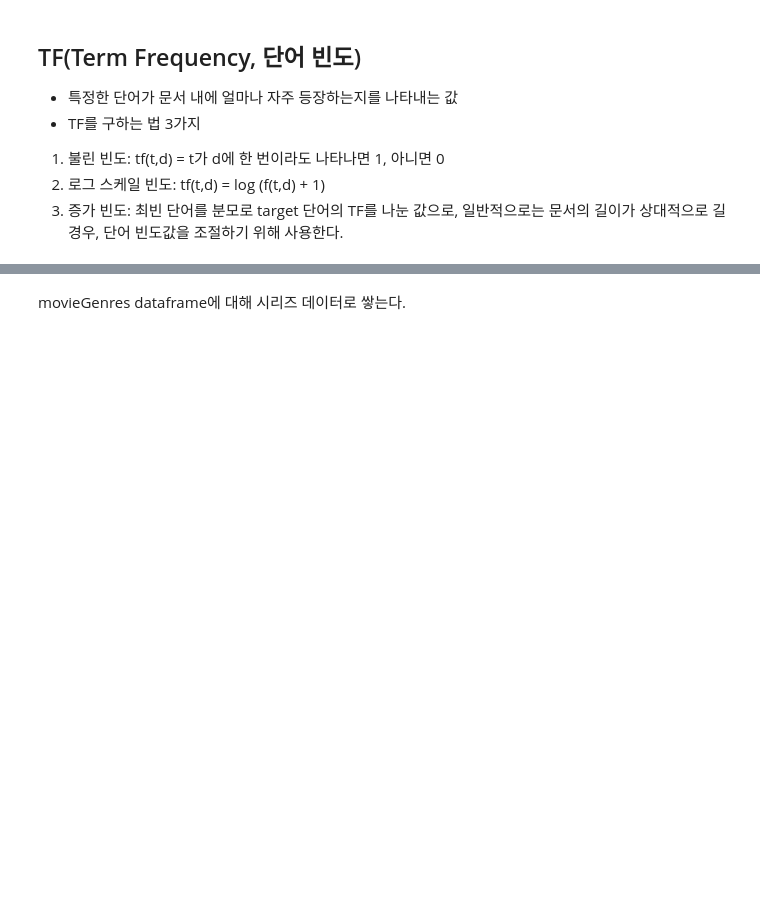
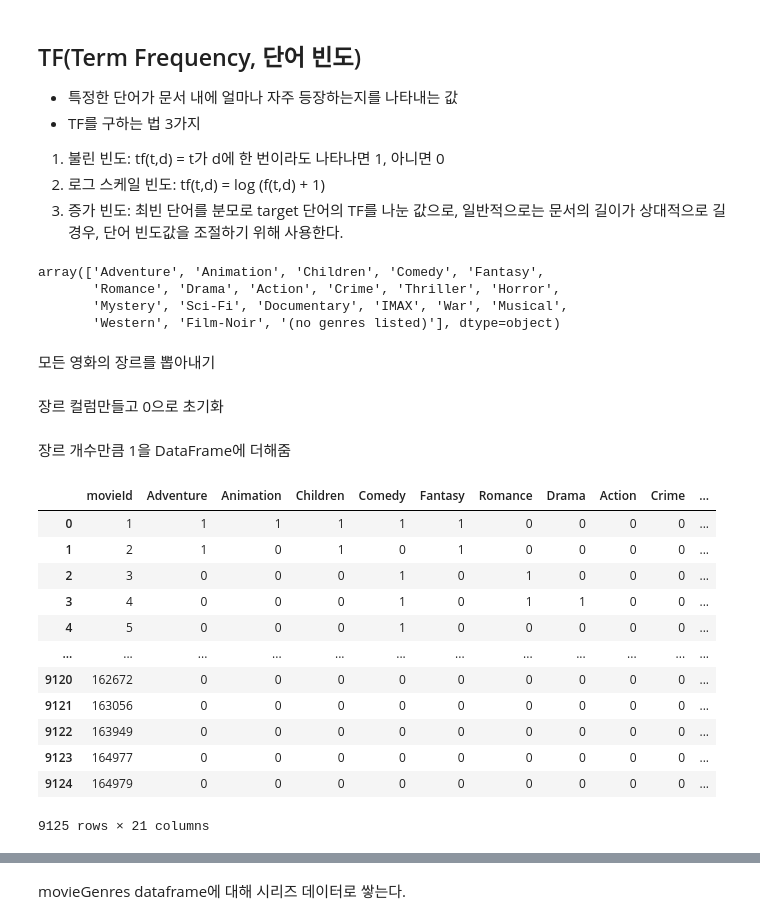
Before and after one commit to jinsuc28/RecSys, a Jupyter notebook: CB.ipynb, the cells around one changed output, grey strips where cells are left out. Drawn from its saved outputs; the diff is of its cells as text; code cells hidden in the pictures; blank space fills up the shorter version.

```diff
--- a/CB.ipynb
+++ b/CB.ipynb
@@ -33,3 +33,14 @@ Split genres and stack genres into one column.
 1. 불린 빈도: tf(t,d) = t가 d에 한 번이라도 나타나면 1, 아니면 0
 2. 로그 스케일 빈도: tf(t,d) = log (f(t,d) + 1)
 3. 증가 빈도: 최빈 단어를 분모로 target 단어의 TF를 나눈 값으로, 일반적으로는 문서의 길이가 상대적으로 길 경우, 단어 빈도값을 조절하기 위해 사용한다.
+# %%
+movieGenres = pd.DataFrame(data=movies['genres'].str.split('|').apply(pd.Series, 1).stack(), columns=['genre'])
+movieGenres.index = movieGenres.index.droplevel(1)
+movieGenres['genre'].unique()
+# %% [output]
+array(['Adventure', 'Animation', 'Children', 'Comedy', 'Fantasy',
+       'Romance', 'Drama', 'Action', 'Crime', 'Thriller', 'Horror',
+       'Mystery', 'Sci-Fi', 'Documentary', 'IMAX', 'War', 'Musical',
+       'Western', 'Film-Noir', '(no genres listed)'], dtype=object)
+# %% [markdown]
+모든 영화의 장르를 뽑아내기
@@ -35,0 +49,2 @@ Split genres and stack genres into one column.
+# %% [markdown]
+장르 컬럼만들고 0으로 초기화
@@ -35,0 +56,19 @@ Split genres and stack genres into one column.
+# %% [markdown]
+장르 개수만큼 1을 DataFrame에 더해줌
+# %%
+tfmovie = movies.drop(columns=['imdbId','title','genres','imgurl'])
+tfmovie
+# %% [output]
+|  | movieId | Adventure | Animation | Children | Comedy | Fantasy | Romance | Drama | Action | Crime | ... |
+| 0 | 1 | 1 | 1 | 1 | 1 | 1 | 0 | 0 | 0 | 0 | ... |
+| 1 | 2 | 1 | 0 | 1 | 0 | 1 | 0 | 0 | 0 | 0 | ... |
+| 2 | 3 | 0 | 0 | 0 | 1 | 0 | 1 | 0 | 0 | 0 | ... |
+| 3 | 4 | 0 | 0 | 0 | 1 | 0 | 1 | 1 | 0 | 0 | ... |
+| 4 | 5 | 0 | 0 | 0 | 1 | 0 | 0 | 0 | 0 | 0 | ... |
+| ... | ... | ... | ... | ... | ... | ... | ... | ... | ... | ... | ... |
+| 9120 | 162672 | 0 | 0 | 0 | 0 | 0 | 0 | 0 | 0 | 0 | ... |
+| 9121 | 163056 | 0 | 0 | 0 | 0 | 0 | 0 | 0 | 0 | 0 | ... |
+| 9122 | 163949 | 0 | 0 | 0 | 0 | 0 | 0 | 0 | 0 | 0 | ... |
+| 9123 | 164977 | 0 | 0 | 0 | 0 | 0 | 0 | 0 | 0 | 0 | ... |
+| 9124 | 164979 | 0 | 0 | 0 | 0 | 0 | 0 | 0 | 0 | 0 | ... |
+9125 rows × 21 columns
```
Also changed, not shown: parts of 31 cells of this notebook.
